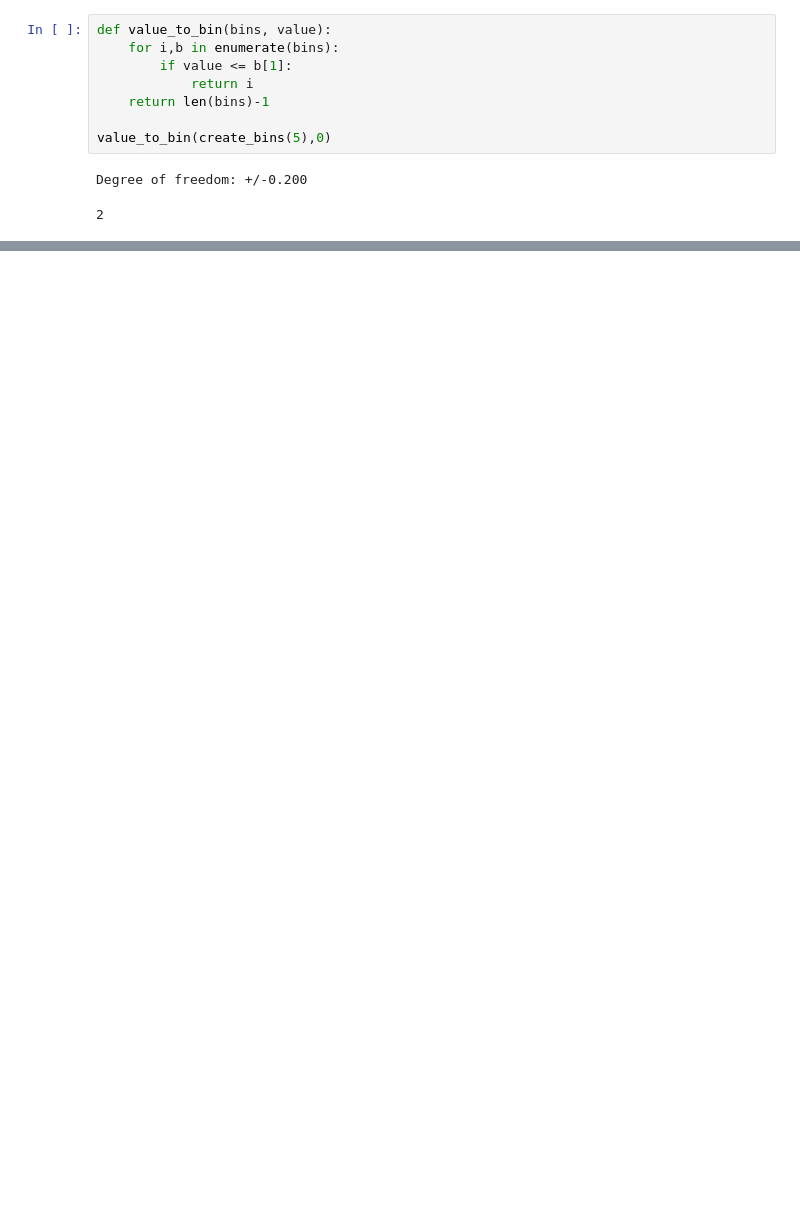
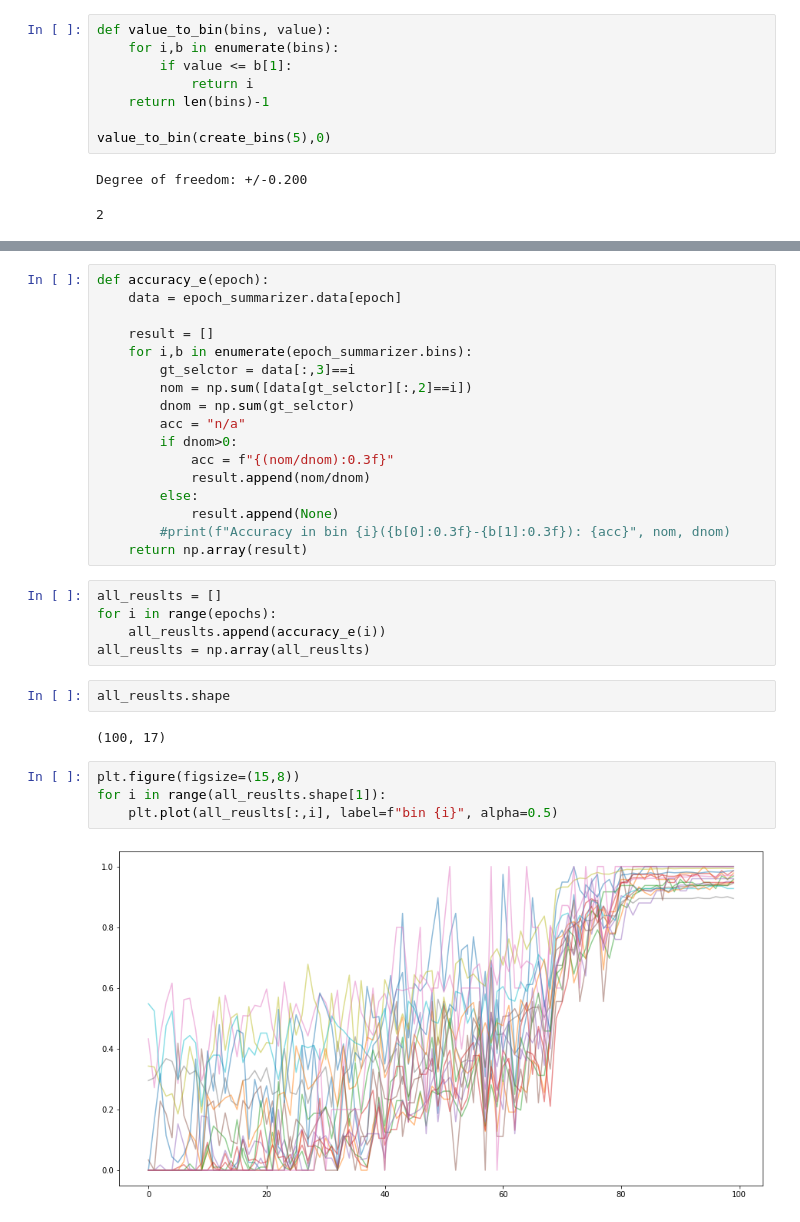
Before and after one commit to bwosh/CarND-Behavioral-Cloning, a Jupyter notebook: BC.ipynb, the cells around one changed output, grey strips where cells are left out. Cells and saved outputs as stored; diff of their text form; blank space fills up the shorter version.

```diff
--- a/BC.ipynb
+++ b/BC.ipynb
@@ -493,0 +562,32 @@ Epoch 3/15
+# %%
+def accuracy_e(epoch):
+    data = epoch_summarizer.data[epoch]
+
+    result = []
+    for i,b in enumerate(epoch_summarizer.bins):
+        gt_selctor = data[:,3]==i
+        nom = np.sum([data[gt_selctor][:,2]==i])
+        dnom = np.sum(gt_selctor)
+        acc = "n/a"
+        if dnom>0:
+            acc = f"{(nom/dnom):0.3f}"
+            result.append(nom/dnom)
+        else:
+            result.append(None)
+        #print(f"Accuracy in bin {i}({b[0]:0.3f}-{b[1]:0.3f}): {acc}", nom, dnom)
+    return np.array(result)
+# %%
+all_reuslts = []
+for i in range(epochs):
+    all_reuslts.append(accuracy_e(i))
+all_reuslts = np.array(all_reuslts)
+# %%
+all_reuslts.shape
+# %% [output]
+(100, 17)
+# %%
+plt.figure(figsize=(15,8))
+for i in range(all_reuslts.shape[1]):
+    plt.plot(all_reuslts[:,i], label=f"bin {i}", alpha=0.5)
+# %% [output]
+[figure, added]
```
Also changed, not shown: parts of 26 cells of this notebook.
